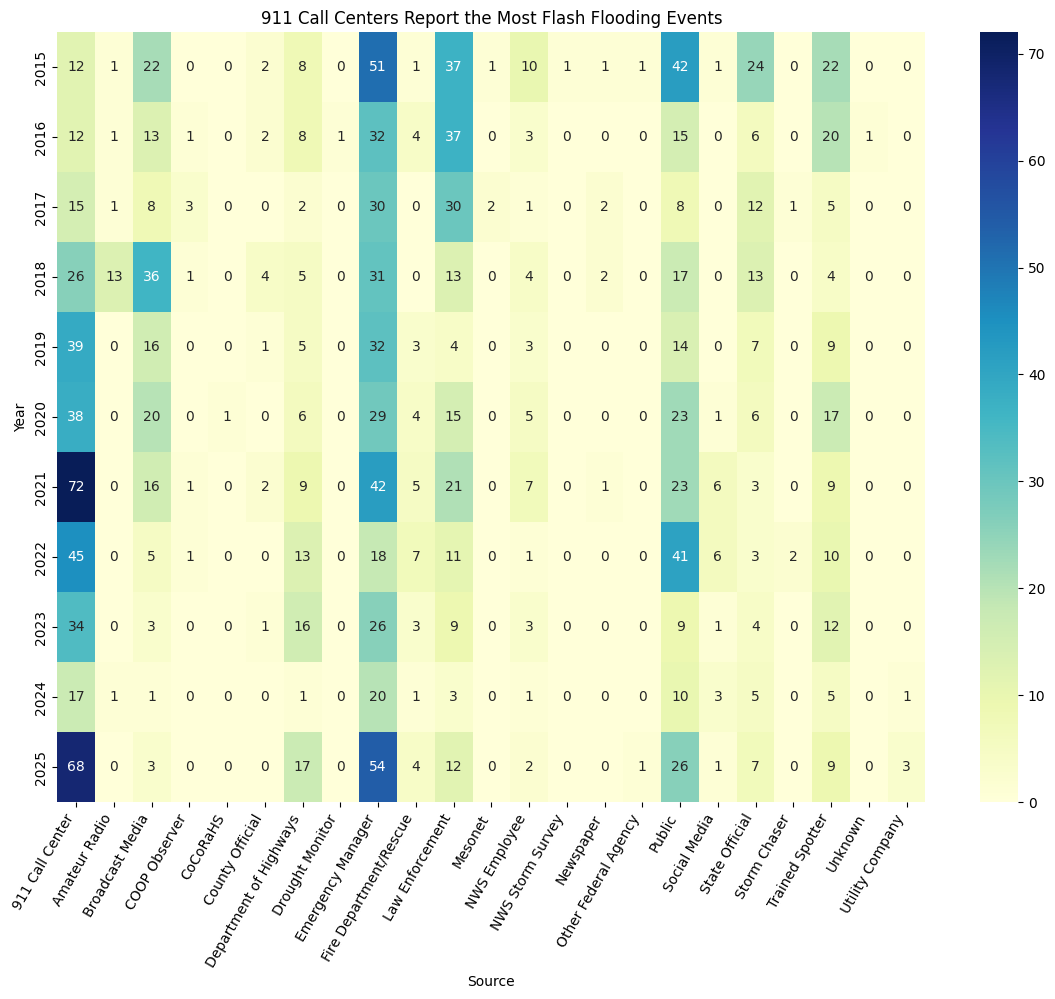
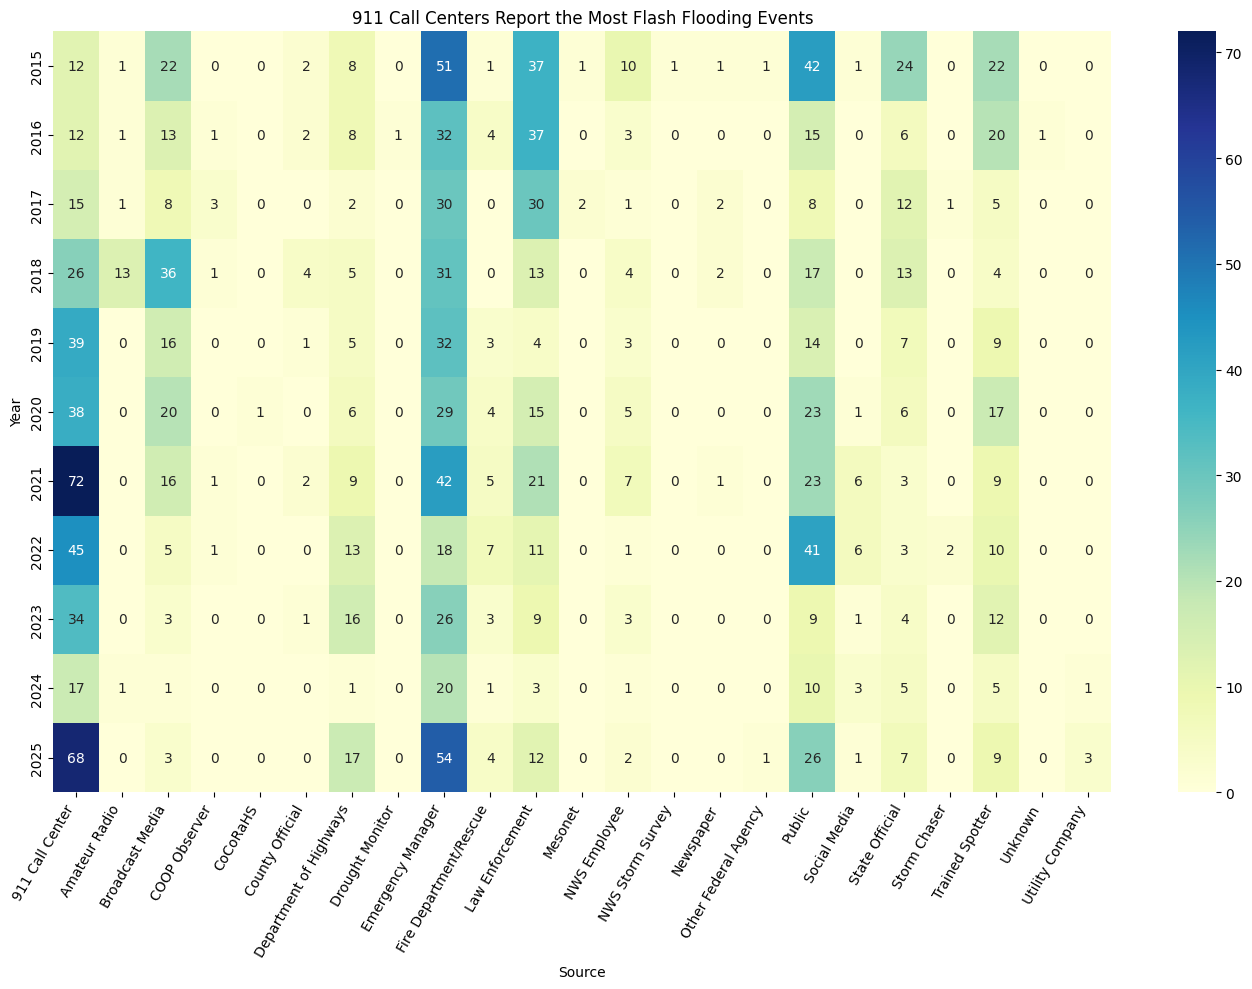
Unified diff of the notebook cell whose output changed from the first chart to the second:
--- before
+++ after
@@ -17,3 +17,4 @@
 plt.yticks()
 
+plt.tight_layout()
 plt.show()

Commit: Added code to generate bar plot that measures frequency of flash flooding events